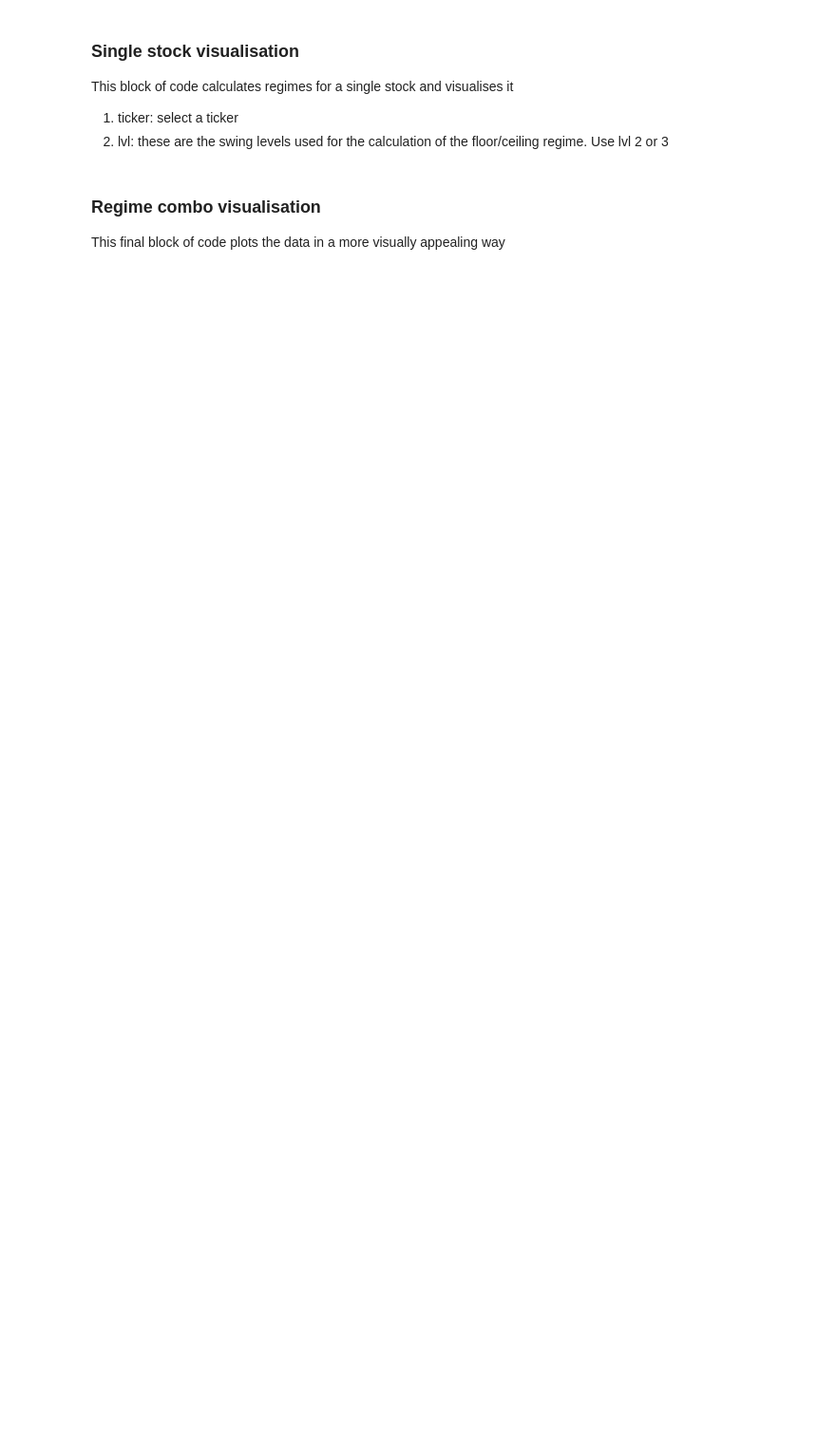
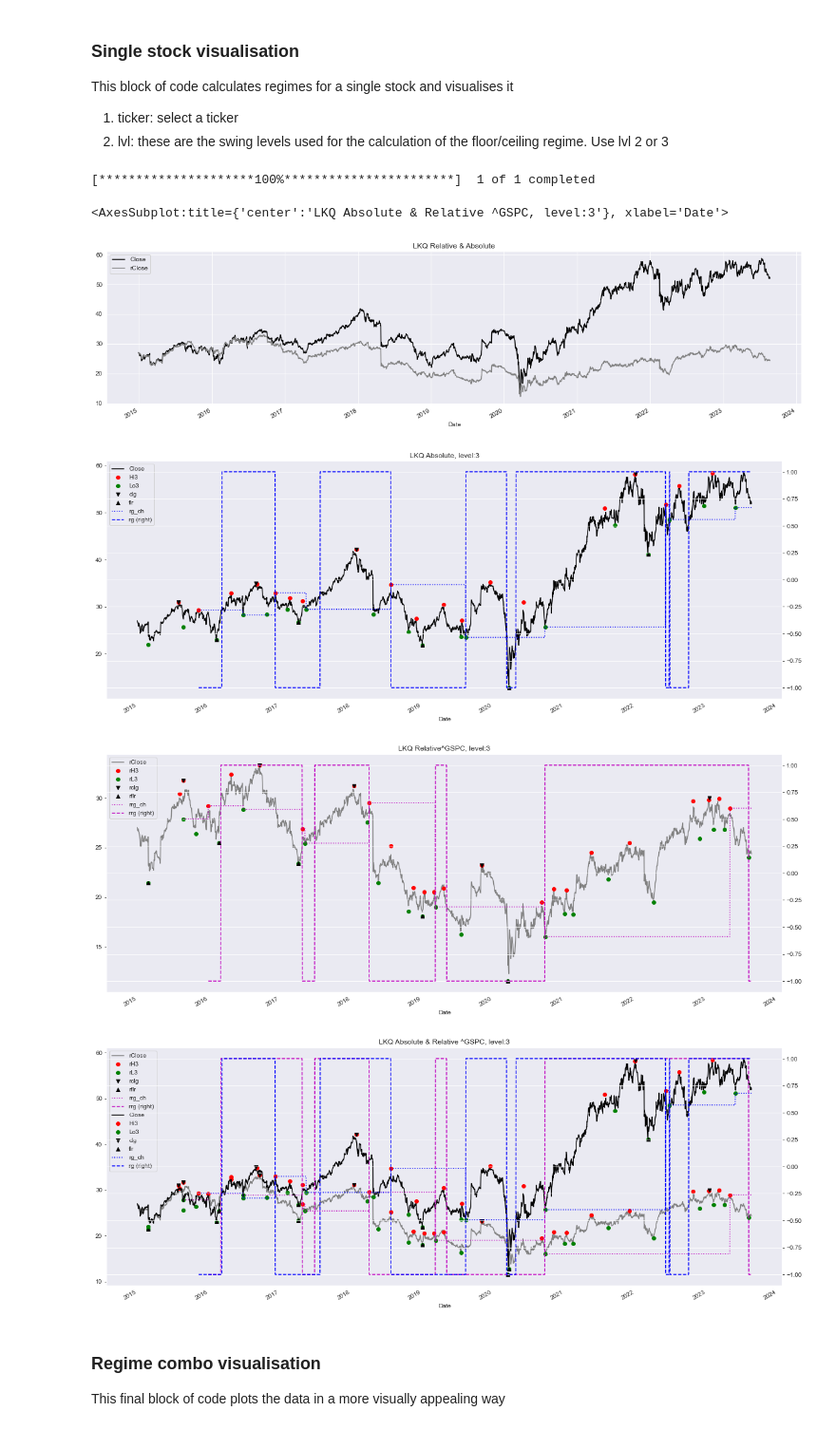
Before and after one commit to bjahnke/backtest_notebook, a Jupyter notebook: notes/market_scanner.ipynb, the cells around one changed output. Shown at 95% size. Drawn from its saved outputs; the diff is of its cells as text; code cells hidden in the pictures; blank space fills up the shorter version.

```diff
--- a/notes/market_scanner.ipynb
+++ b/notes/market_scanner.ipynb
@@ -218,7 +299,7 @@ This block of code calculates regimes for a single stock and visualises it
 from notes.scanner_engine import swings, regime, lower_upper_OHLC, regime_sma, regime_breakout, turtle_trader
 
 # CHAPTER 5: Regime Definition
-ticker = 'BALL'
+ticker = 'LKQ'
 lvl = 3 # Try different levels to see
 
 df = round(yf.download(tickers= ticker,start= start, end = end,interval = "1d",
@@ -243,34 +324,42 @@ regime_opts = {
 }
 df = swings(df,rel = False, **swing_opts)
 df = regime(df,rel = False, **regime_opts)
 df = swings(df,rel = True, **swing_opts)
 df = regime(df,rel= True, **regime_opts)
 _o,_h,_l,_c = lower_upper_OHLC(df,relative = False)
 
 for a in range(2):
     df['sma'+str(_c)[:1]+str(st)+str(lt)] = regime_sma(df,_c,st,lt)
     df['bo'+str(_h)[:1]+str(_l)[:1]+ str(slow)] = regime_breakout(df,_h,_l,window)
     df['tt'+str(_h)[:1]+str(fast)+str(_l)[:1]+ str(slow)] = turtle_trader(df, _h, _l, slow, fast)
     _o,_h,_l,_c = lower_upper_OHLC(df,relative = True)
-    df[['Close','rClose']].plot(figsize=(20,5),style=['k','grey'],title = str.upper(ticker)+ ' Relative & Absolute')
+
+df[['Close','rClose']].plot(figsize=(20,5),style=['k','grey'],title = str.upper(ticker)+ ' Relative & Absolute')
 
 plot_abs_cols = ['Close','Hi'+str(lvl), 'Lo'+str(lvl),'clg','flr','rg_ch','rg']
 plot_abs_style = ['k', 'ro', 'go', 'kv', 'k^','b:','b--']
 y2_abs = ['rg']
 plot_rel_cols = ['rClose','rH'+str(lvl), 'rL'+str(lvl),'rclg','rflr','rrg_ch','rrg']
 plot_rel_style = ['grey', 'ro', 'go', 'kv', 'k^','m:','m--']
 y2_rel = ['rrg']
 df[plot_abs_cols].plot(secondary_y= y2_abs,figsize=(20,8),
             title = str.upper(ticker)+ ' Absolute, level:'+str(lvl),# grid=True,
             style=plot_abs_style)
 
 df[plot_rel_cols].plot(secondary_y=y2_rel,figsize=(20,8),# grid=True,
             title = str.upper(ticker)+ ' Relative'+str.upper(bm_ticker)+', level:'+str(lvl),
             style=plot_rel_style)
 
 df[plot_rel_cols + plot_abs_cols].plot(secondary_y=y2_rel + y2_abs,figsize=(20,8),# grid=True,
             title = str.upper(ticker)+ ' Absolute & Relative '+str.upper(bm_ticker)+', level:'+str(lvl),
             style=plot_rel_style + plot_abs_style)
+# %% [output]
+[*********************100%***********************]  1 of 1 completed
+<AxesSubplot:title={'center':'LKQ Absolute & Relative ^GSPC, level:3'}, xlabel='Date'>
+[figure, added]
+[figure, added]
+[figure, added]
+[figure, added]
 # %% [markdown]
 ### Regime combo visualisation
 This final block of code plots the data in a more visually appealing way
```
Also changed, not shown: parts of 17 cells of this notebook, 10 other files.
